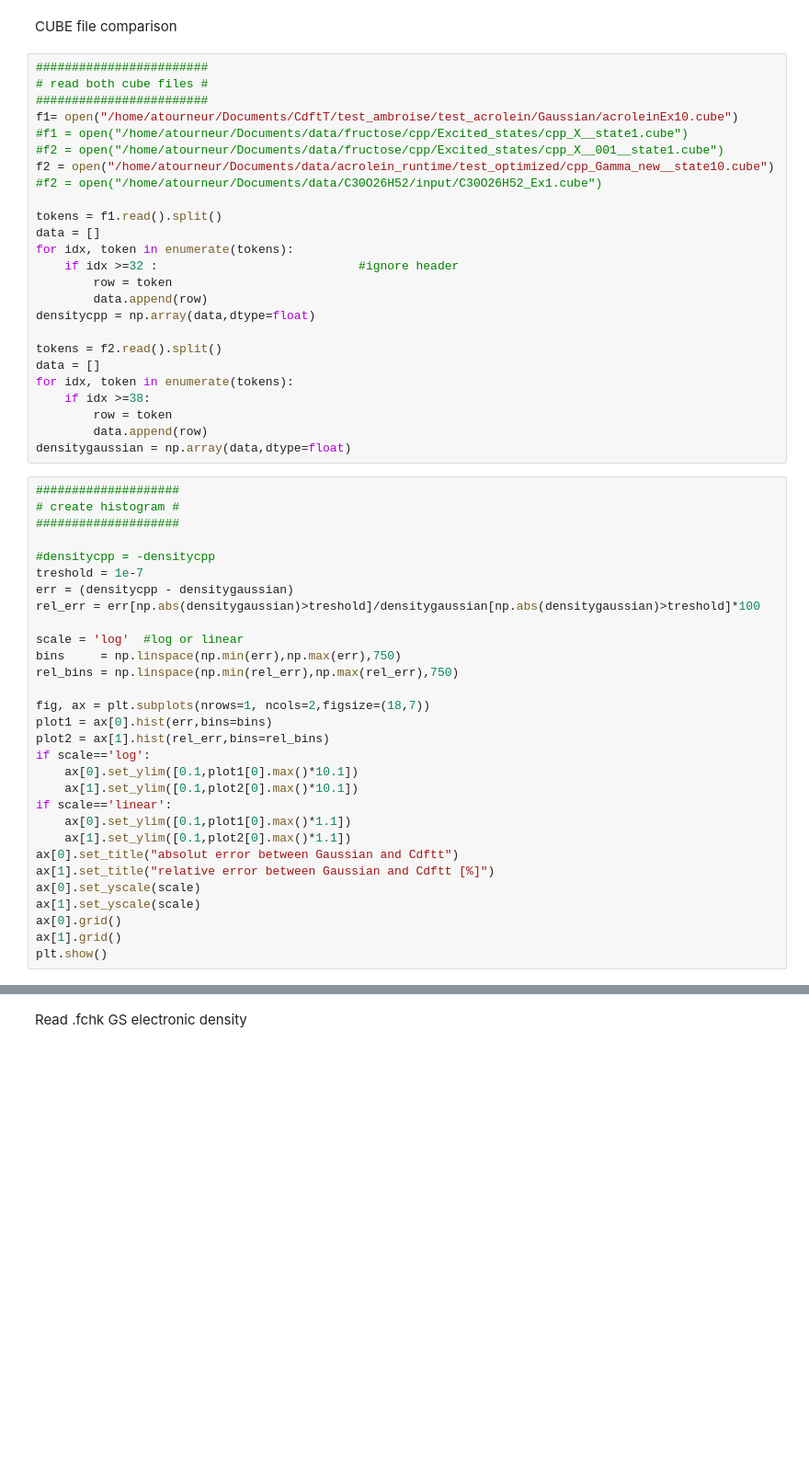
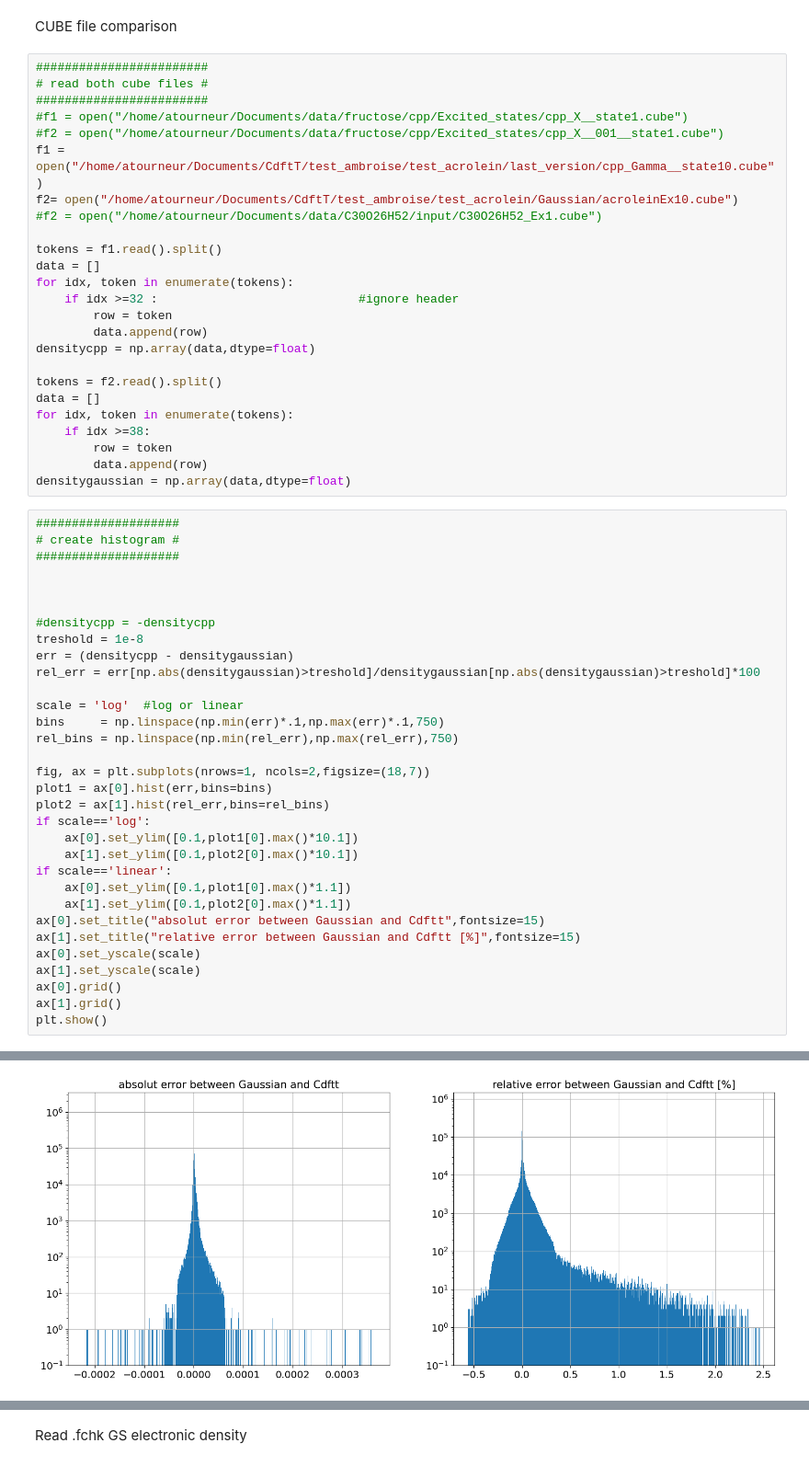
Before and after one commit to allouchear/CdftT, a Jupyter notebook: tools/dataAnalysis/data_analysis.ipynb, the cells around one changed output, grey strips where cells are left out. Shown at 92% size. Cells and saved outputs as stored; diff of their text form; blank space fills up the shorter version.

```diff
--- a/tools/dataAnalysis/data_analysis.ipynb
+++ b/tools/dataAnalysis/data_analysis.ipynb
@@ -347,10 +363,10 @@ CUBE file comparison
 ########################
 # read both cube files #
 ########################
-f1= open("/home/atourneur/Documents/CdftT/test_ambroise/test_acrolein/Gaussian/acroleinEx10.cube")
 #f1 = open("/home/atourneur/Documents/data/fructose/cpp/Excited_states/cpp_X__state1.cube")
 #f2 = open("/home/atourneur/Documents/data/fructose/cpp/Excited_states/cpp_X__001__state1.cube")
-f2 = open("/home/atourneur/Documents/data/acrolein_runtime/test_optimized/cpp_Gamma_new__state10.cube")
+f1 = open("/home/atourneur/Documents/CdftT/test_ambroise/test_acrolein/last_version/cpp_Gamma__state10.cube")
+f2= open("/home/atourneur/Documents/CdftT/test_ambroise/test_acrolein/Gaussian/acroleinEx10.cube")
 #f2 = open("/home/atourneur/Documents/data/C30O26H52/input/C30O26H52_Ex1.cube")
 
 tokens = f1.read().split()
@@ -373,13 +389,15 @@ densitygaussian = np.array(data,dtype=float)
 # create histogram #
 ####################
 
+
+
 #densitycpp = -densitycpp
-treshold = 1e-7
+treshold = 1e-8
 err = (densitycpp - densitygaussian)
 rel_err = err[np.abs(densitygaussian)>treshold]/densitygaussian[np.abs(densitygaussian)>treshold]*100
 
 scale = 'log'  #log or linear
-bins     = np.linspace(np.min(err),np.max(err),750)
+bins     = np.linspace(np.min(err)*.1,np.max(err)*.1,750)
 rel_bins = np.linspace(np.min(rel_err),np.max(rel_err),750)
 
 fig, ax = plt.subplots(nrows=1, ncols=2,figsize=(18,7))
@@ -391,8 +409,8 @@ if scale=='log':
 if scale=='linear':
     ax[0].set_ylim([0.1,plot1[0].max()*1.1])
     ax[1].set_ylim([0.1,plot2[0].max()*1.1])
-ax[0].set_title("absolut error between Gaussian and Cdftt")
-ax[1].set_title("relative error between Gaussian and Cdftt [%]")
+ax[0].set_title("absolut error between Gaussian and Cdftt",fontsize=15)
+ax[1].set_title("relative error between Gaussian and Cdftt [%]",fontsize=15)
 ax[0].set_yscale(scale)
 ax[1].set_yscale(scale)
 ax[0].grid()
@@ -402,0 +420 @@ ValueError: operands could not be broadcast together with shapes (840036,) (5120
+[figure, added]
```
Also changed, not shown: parts of 8 cells of this notebook, 8 other files.
